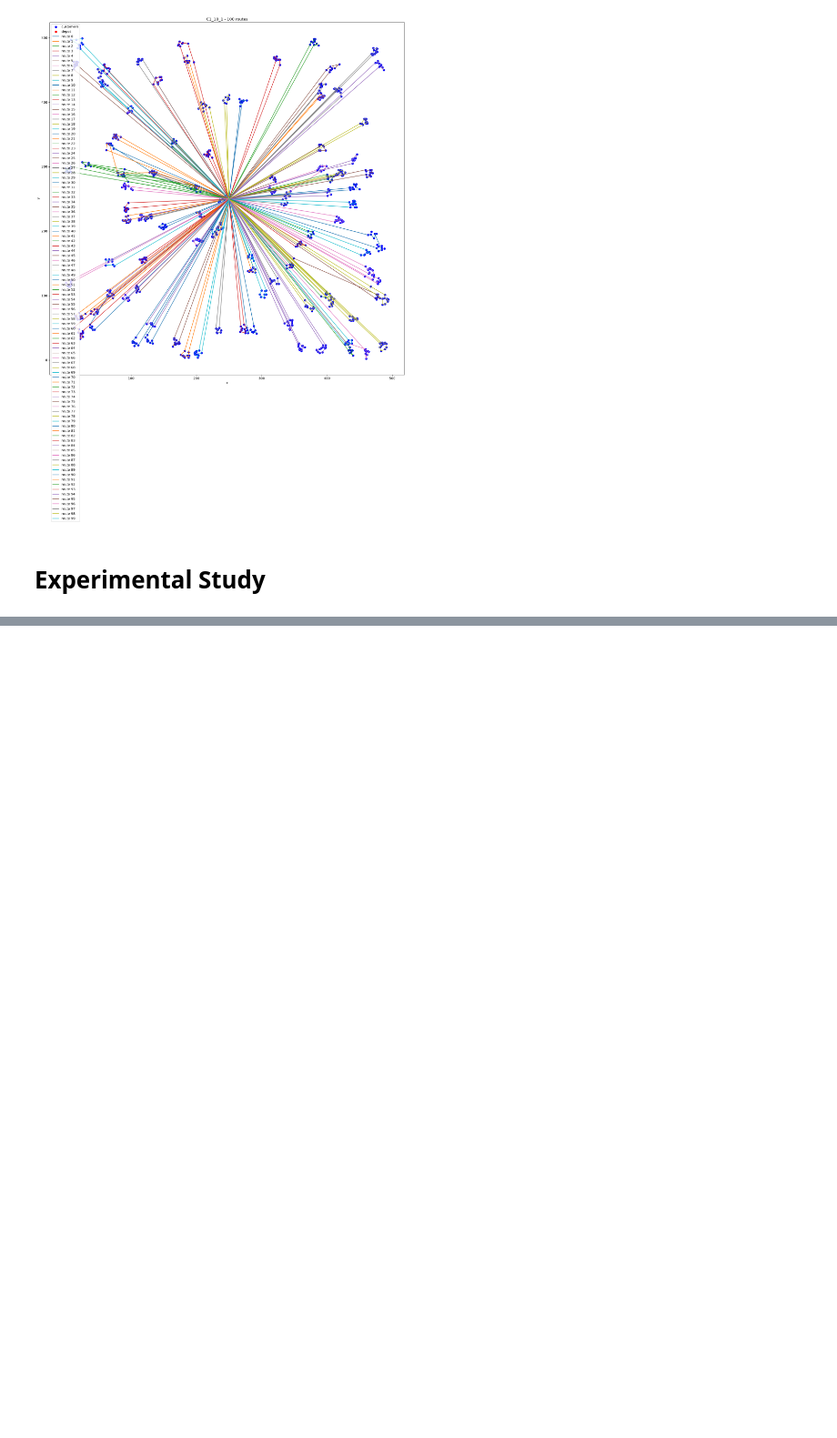
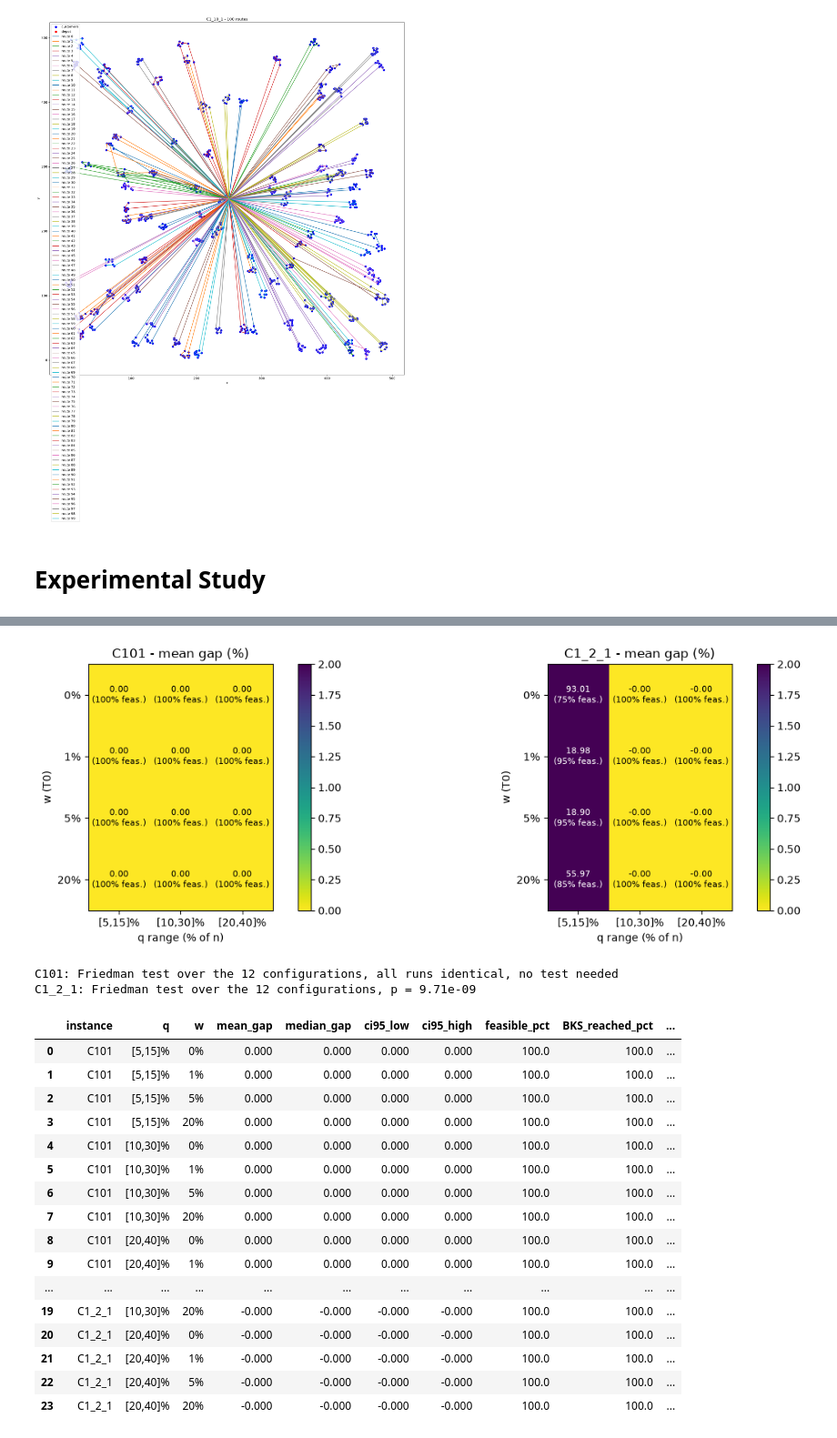
Before and after one commit to slowalie/Algorithms_and_Combinatorial_Optimization_project_groupe_2, a Jupyter notebook: group_2_project_final_deliverable.ipynb, the cells around one changed output, grey strips where cells are left out. Shown at 91% size. Saved outputs shown, nothing was run; the diff lists cells and outputs as text; code cells hidden in the pictures; blank space fills up the shorter version.

Commit message:
experimental study

```diff
--- a/group_2_project_final_deliverable.ipynb
+++ b/group_2_project_final_deliverable.ipynb
@@ -1583,0 +1419,14 @@ T.round(4)
+# %%
+# Instances used in the study
+rows = []
+for f, role in INSTANCE_FILES.items():
+    inst = get_instance(f)
+    name = inst["label"]
+    kind = "mixed (RC)" if name.startswith("RC") else "random (R)" if name.startswith("R") else "clustered (C)"
+    rows.append(dict(instance=name, file=f, role=role, n=inst["n_customers"], distribution=kind,
+                     vehicles=inst["n_vehicles"], capacity=inst["capacity"],
+                     demand_over_fleet_capacity=inst["demand"].sum() / (inst["n_vehicles"] * inst["capacity"]),
+                     horizon=inst["due"][0], mean_window_width=(inst["due"][1:] - inst["ready"][1:]).mean(),
+                     BKS=BKS.get(name, np.nan)))
+instances_table = pd.DataFrame(rows)
+instances_table.round(3)
@@ -1583,0 +1453,57 @@ T.round(4)
+# %%
+TUNING_FILES = [f for f, r in INSTANCE_FILES.items() if r == "tuning"]
+Q_RANGES = {"[5,15]%": (0.05, 0.15), "[10,30]%": (0.10, 0.30), "[20,40]%": (0.20, 0.40)}
+W_VALUES = [0.0, 0.01, 0.05, 0.20]
+
+jobs = [(f, s, f"q {qn} | w {w:.0%}", dict(q_min_frac=a, q_max_frac=b, q_max_abs=10**9, start_worse=w, iterations=2000),
+         ("current", "best", "worse_acc") if s == 0 else ())
+        for f in TUNING_FILES for s in SEEDS for qn, (a, b) in Q_RANGES.items() for w in W_VALUES]
+tun, tun_hist = cached("T_q_temperature", jobs)
+tun["q"] = tun.variant.str.extract(r"q (\S+)")[0]
+tun["w"] = tun.variant.str.extract(r"w (\S+)")[0]
+tun["success"] = tun.gap <= 0.01                           # BKS reached (up to the rounding of the BKS)
+
+fig, axes = plt.subplots(1, len(TUNING_FILES), figsize=(6.5 * len(TUNING_FILES), 4.2))
+for ax, (name, g) in zip(axes, tun.groupby("instance", sort=False)):
+    H = g.pivot_table(index="w", columns="q", values="gap", aggfunc="mean").loc[[f"{w:.0%}" for w in W_VALUES], list(Q_RANGES)]
+    F = g.pivot_table(index="w", columns="q", values="feasible", aggfunc="mean").loc[H.index, H.columns]
+    im = ax.imshow(np.minimum(H.values, 2), cmap="viridis_r", vmin=0, vmax=2)   # colours capped at 2 % so that
+    for (y, x), v in np.ndenumerate(H.values):                                  # one infeasible cell does not hide the rest
+        ax.text(x, y, f"{v:.2f}\n({F.values[y, x]:.0%} feas.)", ha="center", va="center", fontsize=8,
+                color="w" if v > 1 else "k")
+    ax.set_xticks(range(len(H.columns)), H.columns); ax.set_yticks(range(len(H.index)), H.index)
+    ax.set_xlabel("q range (% of n)"); ax.set_ylabel("w (T0)"); ax.set_title(f"{name} - mean gap (%)")
+    fig.colorbar(im, ax=ax)
+plt.tight_layout(); plt.show()
+
+for name, g in tun.groupby("instance", sort=False):
+    groups = [gv.sort_values("seed").gap.to_numpy() for _, gv in g.groupby("variant", sort=False)]
+    p = friedman_p(groups)
+    print(f"{name}: Friedman test over the 12 configurations, " + ("all runs identical, no test needed" if np.isnan(p) else f"p = {p:.3g}"))
+
+tun_table = pd.DataFrame([dict(instance=name, q=gv.q.iloc[0], w=gv.w.iloc[0], **describe(gv),
+                               BKS_reached_pct=100 * gv.success.mean(), last_improvement=gv.last_improvement.mean())
+                          for (name, v), gv in tun.groupby(["instance", "variant"], sort=False)])
+tun_table[["instance", "q", "w", "mean_gap", "median_gap", "ci95_low", "ci95_high", "feasible_pct",
+           "BKS_reached_pct", "last_improvement", "time_s"]].round(3)
+# %% [output]
+[figure, added]
+C101: Friedman test over the 12 configurations, all runs identical, no test needed
+C1_2_1: Friedman test over the 12 configurations, p = 9.71e-09
+|  | instance | q | w | mean_gap | median_gap | ci95_low | ci95_high | feasible_pct | BKS_reached_pct | ... |
+| 0 | C101 | [5,15]% | 0% | 0.000 | 0.000 | 0.000 | 0.000 | 100.0 | 100.0 | ... |
+| 1 | C101 | [5,15]% | 1% | 0.000 | 0.000 | 0.000 | 0.000 | 100.0 | 100.0 | ... |
+| 2 | C101 | [5,15]% | 5% | 0.000 | 0.000 | 0.000 | 0.000 | 100.0 | 100.0 | ... |
+| 3 | C101 | [5,15]% | 20% | 0.000 | 0.000 | 0.000 | 0.000 | 100.0 | 100.0 | ... |
+| 4 | C101 | [10,30]% | 0% | 0.000 | 0.000 | 0.000 | 0.000 | 100.0 | 100.0 | ... |
+| 5 | C101 | [10,30]% | 1% | 0.000 | 0.000 | 0.000 | 0.000 | 100.0 | 100.0 | ... |
+| 6 | C101 | [10,30]% | 5% | 0.000 | 0.000 | 0.000 | 0.000 | 100.0 | 100.0 | ... |
+| 7 | C101 | [10,30]% | 20% | 0.000 | 0.000 | 0.000 | 0.000 | 100.0 | 100.0 | ... |
+| 8 | C101 | [20,40]% | 0% | 0.000 | 0.000 | 0.000 | 0.000 | 100.0 | 100.0 | ... |
+| 9 | C101 | [20,40]% | 1% | 0.000 | 0.000 | 0.000 | 0.000 | 100.0 | 100.0 | ... |
+| ... | ... | ... | ... | ... | ... | ... | ... | ... | ... | ... |
+| 19 | C1_2_1 | [10,30]% | 20% | -0.000 | -0.000 | -0.000 | -0.000 | 100.0 | 100.0 | ... |
+| 20 | C1_2_1 | [20,40]% | 0% | -0.000 | -0.000 | -0.000 | -0.000 | 100.0 | 100.0 | ... |
+| 21 | C1_2_1 | [20,40]% | 1% | -0.000 | -0.000 | -0.000 | -0.000 | 100.0 | 100.0 | ... |
+| 22 | C1_2_1 | [20,40]% | 5% | -0.000 | -0.000 | -0.000 | -0.000 | 100.0 | 100.0 | ... |
+| 23 | C1_2_1 | [20,40]% | 20% | -0.000 | -0.000 | -0.000 | -0.000 | 100.0 | 100.0 | ... |
```
Also changed, not shown: parts of 53 cells of this notebook.
